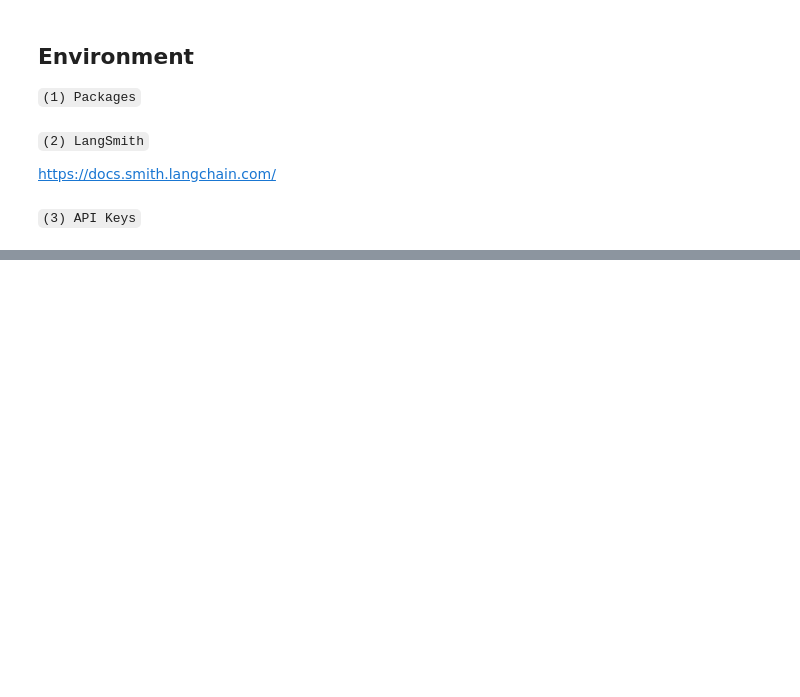
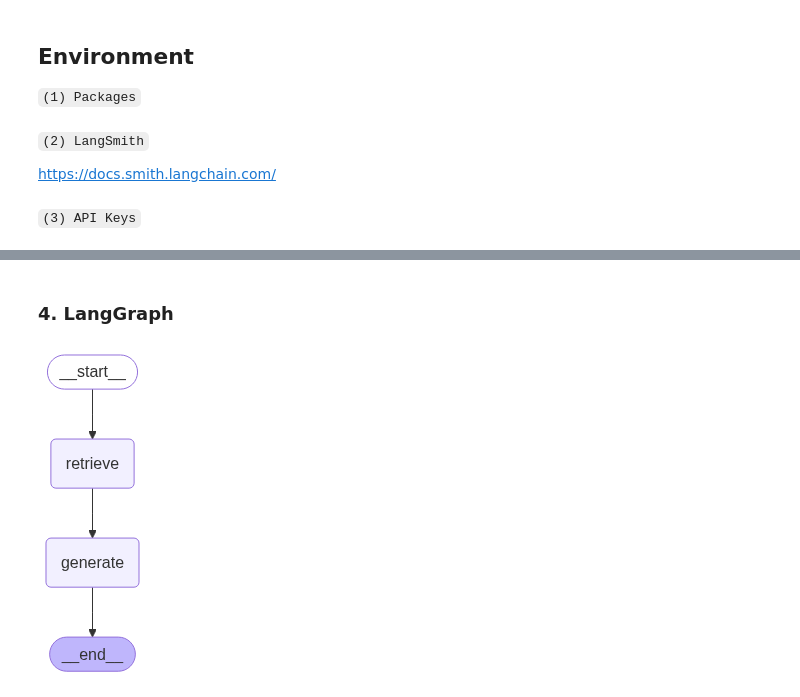
Before and after one commit to tivon-x/bRAG-langchain, a Jupyter notebook: notebooks/[2]_rag_with_multi_query.ipynb, the cells around one changed output, grey strips where cells are left out. Saved outputs shown, nothing was run; the diff lists cells and outputs as text; code cells hidden in the pictures; blank space fills up the shorter version.

```diff
--- a/notebooks/[2]_rag_with_multi_query.ipynb
+++ b/notebooks/[2]_rag_with_multi_query.ipynb
@@ -62,8 +59,9 @@ os.environ['LANGCHAIN_API_KEY'] = langchain_api_key
 # %% [markdown]
 `(3) API Keys`
 # %%
-os.environ['OPENAI_API_KEY'] = openai_api_key
-openai_model = "gpt-3.5-turbo"
+# 使用阿里云百炼平台
+os.environ['DASHSCOPE_API_KEY'] = dashscope_api_key
+dashscope_model = "qwen-plus-latest"
 
 #Pinecone keys
 os.environ['PINECONE_API_KEY'] = pinecone_api_key
@@ -202,0 +315,40 @@ LangChain leverages modular components like LangGraph, LangSmith, and LangServe
+# %% [markdown]
+### 4. LangGraph
+# %%
+from langgraph.graph import START, StateGraph
+from typing import List, TypedDict, Annotated
+from langchain_core.documents import Document
+
+retriever_from_llm = MultiQueryRetriever.from_llm(
+    retriever=retriever, llm=ChatTongyi(model=dashscope_model, temperature=0.1)
+  )
+
+# 定义应用的状态
+class State(TypedDict):
+    question: str
+    context: List[Document]
+    answer: str
+
+# 定义检索节点
+def retrieve(state: State):
+  retrieved_docs = retriever_from_llm.invoke(state["question"])
+  return {"context": retrieved_docs}
+
+# 定义应用的生成节点
+def generate(state: State):
+    docs_content = "\n\n".join(doc.page_content for doc in state["context"])
+    messages = prompt.invoke({"question": state["question"], "context": docs_content})
+    response = llm.invoke(messages)
+    return {"answer": response.content}
+
+# 构建图
+graph_builder = StateGraph(State).add_sequence([retrieve, generate])
+graph_builder.add_edge(START, "retrieve")
+graph = graph_builder.compile()
+# %%
+# 可视化
+from IPython.display import Image, display
+
+display(Image(graph.get_graph().draw_mermaid_png()))
+# %% [output]
+[figure, added]
```
Also changed, not shown: parts of 62 cells of this notebook.
